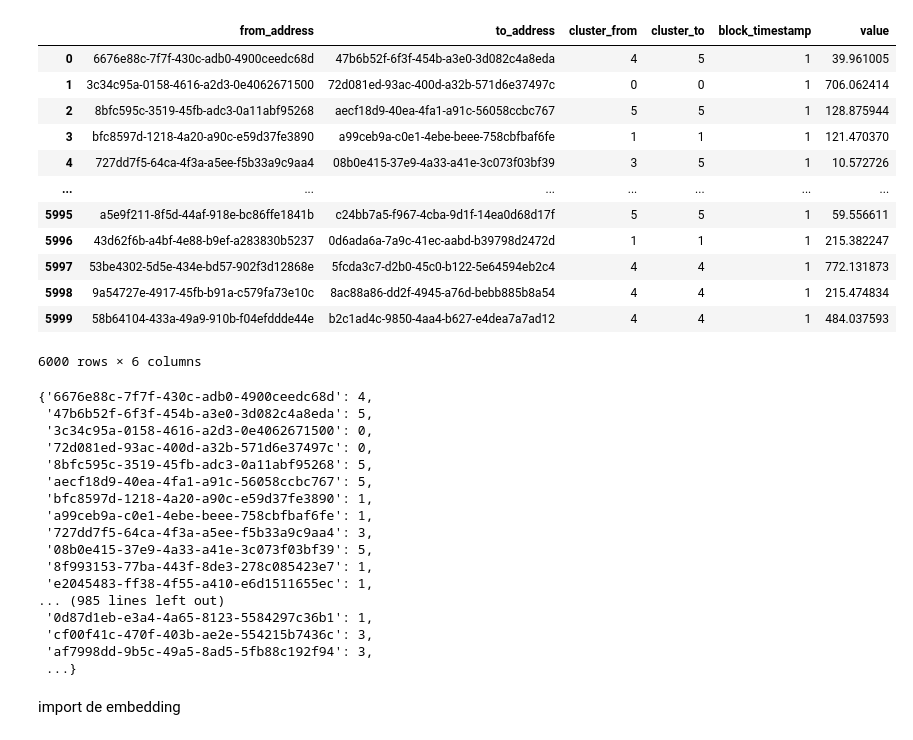
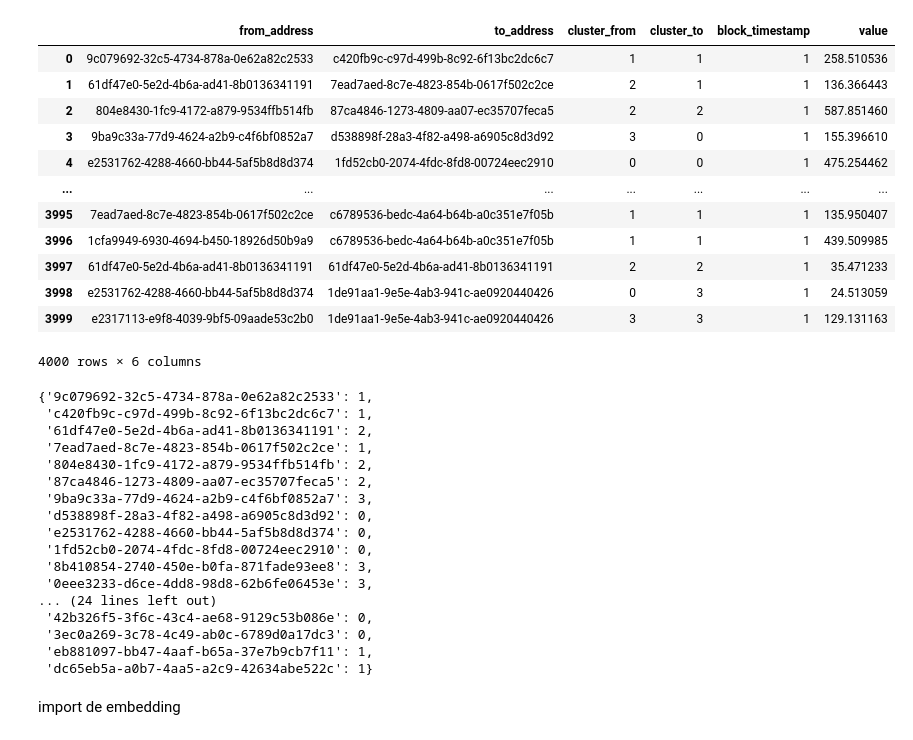
Before and after one commit to argelignacio/TRABAJO-PROFESIONAL-7599-, a Jupyter notebook: clustering/hdbscan/notebook_custom.ipynb, the cells around one changed output. Drawn from its saved outputs; the diff is of its cells as text; code cells hidden in the pictures.

```diff
--- a/clustering/hdbscan/notebook_custom.ipynb
+++ b/clustering/hdbscan/notebook_custom.ipynb
@@ -12,20 +26,20 @@ import matplotlib.pyplot as plt
 # %%
-df_trx = pd.read_csv('../../vs_embedders/fake_graph.csv')
+df_trx = pd.read_csv('../../results/2024-03-04 21:11:37_932c038e/fake_graph.csv')
 df_trx
 # %% [output]
 |  | from_address | to_address | cluster_from | cluster_to | block_timestamp | value |
-| 0 | 6676e88c-7f7f-430c-adb0-4900ceedc68d | 47b6b52f-6f3f-454b-a3e0-3d082c4a8eda | 4 | 5 | 1 | 39.961005 |
-| 1 | 3c34c95a-0158-4616-a2d3-0e4062671500 | 72d081ed-93ac-400d-a32b-571d6e37497c | 0 | 0 | 1 | 706.062414 |
-| 2 | 8bfc595c-3519-45fb-adc3-0a11abf95268 | aecf18d9-40ea-4fa1-a91c-56058ccbc767 | 5 | 5 | 1 | 128.875944 |
-| 3 | bfc8597d-1218-4a20-a90c-e59d37fe3890 | a99ceb9a-c0e1-4ebe-beee-758cbfbaf6fe | 1 | 1 | 1 | 121.470370 |
-| 4 | 727dd7f5-64ca-4f3a-a5ee-f5b33a9c9aa4 | 08b0e415-37e9-4a33-a41e-3c073f03bf39 | 3 | 5 | 1 | 10.572726 |
+| 0 | 9c079692-32c5-4734-878a-0e62a82c2533 | c420fb9c-c97d-499b-8c92-6f13bc2dc6c7 | 1 | 1 | 1 | 258.510536 |
+| 1 | 61df47e0-5e2d-4b6a-ad41-8b0136341191 | 7ead7aed-8c7e-4823-854b-0617f502c2ce | 2 | 1 | 1 | 136.366443 |
+| 2 | 804e8430-1fc9-4172-a879-9534ffb514fb | 87ca4846-1273-4809-aa07-ec35707feca5 | 2 | 2 | 1 | 587.851460 |
+| 3 | 9ba9c33a-77d9-4624-a2b9-c4f6bf0852a7 | d538898f-28a3-4f82-a498-a6905c8d3d92 | 3 | 0 | 1 | 155.396610 |
+| 4 | e2531762-4288-4660-bb44-5af5b8d8d374 | 1fd52cb0-2074-4fdc-8fd8-00724eec2910 | 0 | 0 | 1 | 475.254462 |
 | ... | ... | ... | ... | ... | ... | ... |
-| 5995 | a5e9f211-8f5d-44af-918e-bc86ffe1841b | c24bb7a5-f967-4cba-9d1f-14ea0d68d17f | 5 | 5 | 1 | 59.556611 |
-| 5996 | 43d62f6b-a4bf-4e88-b9ef-a283830b5237 | 0d6ada6a-7a9c-41ec-aabd-b39798d2472d | 1 | 1 | 1 | 215.382247 |
-| 5997 | 53be4302-5d5e-434e-bd57-902f3d12868e | 5fcda3c7-d2b0-45c0-b122-5e64594eb2c4 | 4 | 4 | 1 | 772.131873 |
-| 5998 | 9a54727e-4917-45fb-b91a-c579fa73e10c | 8ac88a86-dd2f-4945-a76d-bebb885b8a54 | 4 | 4 | 1 | 215.474834 |
-| 5999 | 58b64104-433a-49a9-910b-f04efddde44e | b2c1ad4c-9850-4aa4-b627-e4dea7a7ad12 | 4 | 4 | 1 | 484.037593 |
+| 3995 | 7ead7aed-8c7e-4823-854b-0617f502c2ce | c6789536-bedc-4a64-b64b-a0c351e7f05b | 1 | 1 | 1 | 135.950407 |
+| 3996 | 1cfa9949-6930-4694-b450-18926d50b9a9 | c6789536-bedc-4a64-b64b-a0c351e7f05b | 1 | 1 | 1 | 439.509985 |
+| 3997 | 61df47e0-5e2d-4b6a-ad41-8b0136341191 | 61df47e0-5e2d-4b6a-ad41-8b0136341191 | 2 | 2 | 1 | 35.471233 |
+| 3998 | e2531762-4288-4660-bb44-5af5b8d8d374 | 1de91aa1-9e5e-4ab3-941c-ae0920440426 | 0 | 3 | 1 | 24.513059 |
+| 3999 | e2317113-e9f8-4039-9bf5-09aade53c2b0 | 1de91aa1-9e5e-4ab3-941c-ae0920440426 | 3 | 3 | 1 | 129.131163 |
-6000 rows × 6 columns
+4000 rows × 6 columns
 # %%
 clusters = dict()
 
@@ -36,23 +50,23 @@ def set_clusters(row, clusters):
 df_trx.apply(lambda x: set_clusters(x, clusters), axis=1)
 clusters
 # %% [output]
-{'6676e88c-7f7f-430c-adb0-4900ceedc68d': 4,
- '47b6b52f-6f3f-454b-a3e0-3d082c4a8eda': 5,
- '3c34c95a-0158-4616-a2d3-0e4062671500': 0,
- '72d081ed-93ac-400d-a32b-571d6e37497c': 0,
- '8bfc595c-3519-45fb-adc3-0a11abf95268': 5,
- 'aecf18d9-40ea-4fa1-a91c-56058ccbc767': 5,
- 'bfc8597d-1218-4a20-a90c-e59d37fe3890': 1,
- 'a99ceb9a-c0e1-4ebe-beee-758cbfbaf6fe': 1,
- '727dd7f5-64ca-4f3a-a5ee-f5b33a9c9aa4': 3,
- '08b0e415-37e9-4a33-a41e-3c073f03bf39': 5,
- '8f993153-77ba-443f-8de3-278c085423e7': 1,
- 'e2045483-ff38-4f55-a410-e6d1511655ec': 1,
-... (985 lines left out)
- '0d87d1eb-e3a4-4a65-8123-5584297c36b1': 1,
- 'cf00f41c-470f-403b-ae2e-554215b7436c': 3,
- 'af7998dd-9b5c-49a5-8ad5-5fb88c192f94': 3,
- ...}
+{'9c079692-32c5-4734-878a-0e62a82c2533': 1,
+ 'c420fb9c-c97d-499b-8c92-6f13bc2dc6c7': 1,
+ '61df47e0-5e2d-4b6a-ad41-8b0136341191': 2,
+ '7ead7aed-8c7e-4823-854b-0617f502c2ce': 1,
+ '804e8430-1fc9-4172-a879-9534ffb514fb': 2,
+ '87ca4846-1273-4809-aa07-ec35707feca5': 2,
+ '9ba9c33a-77d9-4624-a2b9-c4f6bf0852a7': 3,
+ 'd538898f-28a3-4f82-a498-a6905c8d3d92': 0,
+ 'e2531762-4288-4660-bb44-5af5b8d8d374': 0,
+ '1fd52cb0-2074-4fdc-8fd8-00724eec2910': 0,
+ '8b410854-2740-450e-b0fa-871fade93ee8': 3,
+ '0eee3233-d6ce-4dd8-98d8-62b6fe06453e': 3,
+... (24 lines left out)
+ '42b326f5-3f6c-43c4-ae68-9129c53b086e': 0,
+ '3ec0a269-3c78-4c49-ab0c-6789d0a17dc3': 0,
+ 'eb881097-bb47-4aaf-b65a-37e7b9cb7f11': 1,
+ 'dc65eb5a-a0b7-4aa5-a2c9-42634abe522c': 1}
 # %% [markdown]
 import de embedding
 # %%
```
Also changed, not shown: parts of 11 cells of this notebook, 5 other files.
